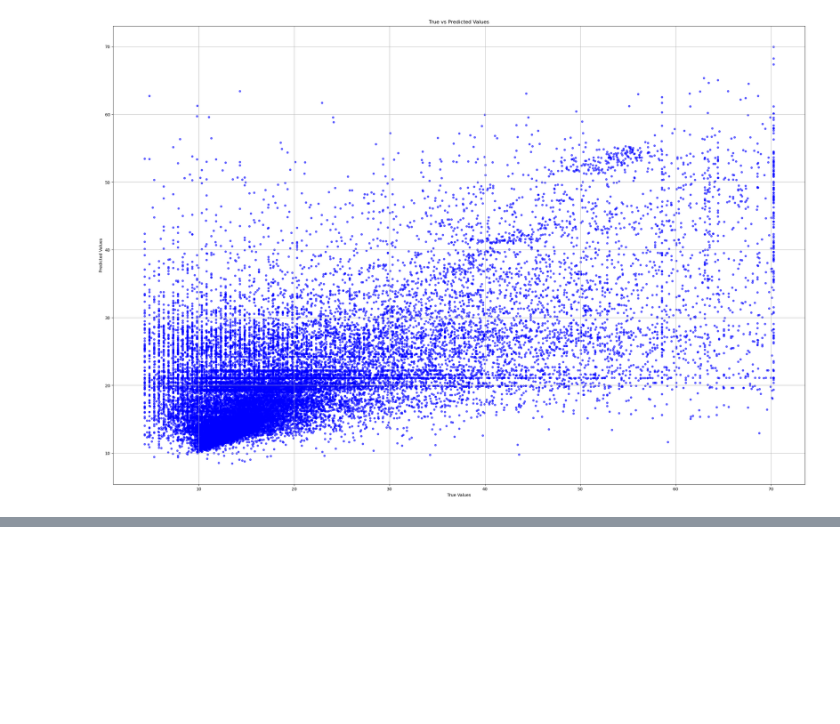
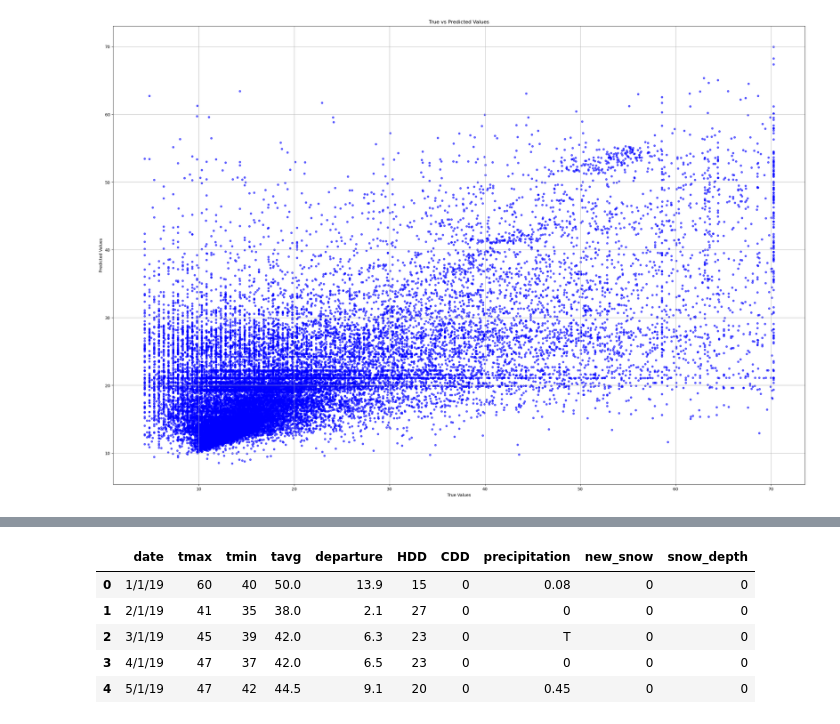
Before and after one commit to AdrijaPayin/new-york-taxi-analysis, a Jupyter notebook: Data Exploration.ipynb, the cells around one changed output, grey strips where cells are left out. Cells and saved outputs as stored; diff of their text form; code cells hidden in the pictures; blank space fills up the shorter version.

```diff
--- a/Data Exploration.ipynb
+++ b/Data Exploration.ipynb
@@ -452,0 +510,10 @@ plt.show()
+# %%
+nyc_weather = pd.read_csv(r"C:\Users\HP\Desktop\nyc_temperature.csv")
+nyc_weather.head()
+# %% [output]
+|  | date | tmax | tmin | tavg | departure | HDD | CDD | precipitation | new_snow | snow_depth |
+| 0 | 1/1/19 | 60 | 40 | 50.0 | 13.9 | 15 | 0 | 0.08 | 0 | 0 |
+| 1 | 2/1/19 | 41 | 35 | 38.0 | 2.1 | 27 | 0 | 0 | 0 | 0 |
+| 2 | 3/1/19 | 45 | 39 | 42.0 | 6.3 | 23 | 0 | T | 0 | 0 |
+| 3 | 4/1/19 | 47 | 37 | 42.0 | 6.5 | 23 | 0 | 0 | 0 | 0 |
+| 4 | 5/1/19 | 47 | 42 | 44.5 | 9.1 | 20 | 0 | 0.45 | 0 | 0 |
```
Also changed, not shown: parts of 31 cells of this notebook.
